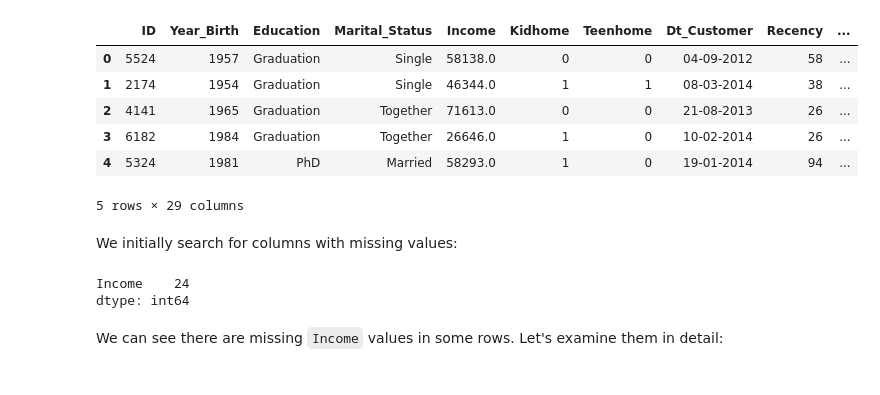
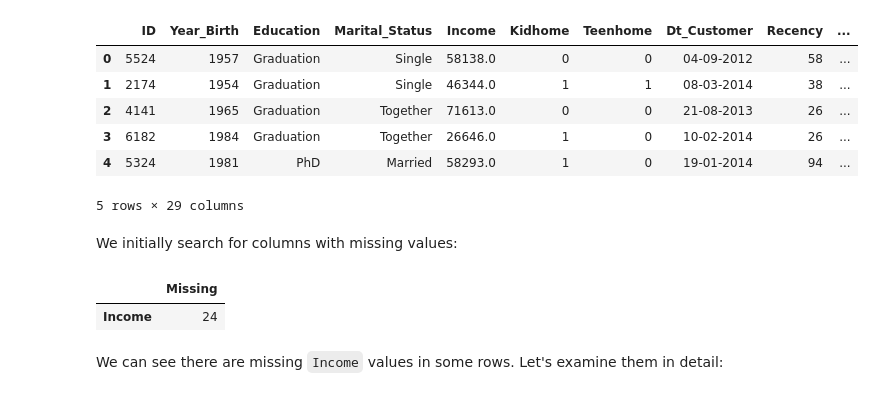
Before and after one commit to pspanoudakis/Data-Mining-Techniques-Projects, a Jupyter notebook: project1/CustomerPersonalityAnalysis.ipynb, the cells around one changed output. Drawn from its saved outputs; the diff is of its cells as text; code cells hidden in the pictures.

```diff
--- a/project1/CustomerPersonalityAnalysis.ipynb
+++ b/project1/CustomerPersonalityAnalysis.ipynb
@@ -24,13 +27,15 @@ rawDf.head()
 We initially search for columns with missing values:
 # %%
 def countMissingByColumn(df: pd.DataFrame):
-    temp = rawDf.isnull().sum().sort_values(ascending=False)
-    return temp.loc[temp > 0]
+    temp = df.isnull().sum().sort_values(ascending=False)
+    missingDf = pd.DataFrame(temp.loc[temp > 0])
+    missingDf.columns = ['Missing']
+    return missingDf
 
 countMissingByColumn(rawDf)
 # %% [output]
-Income    24
-dtype: int64
+|  | Missing |
+| Income | 24 |
 # %% [markdown]
 We can see there are missing `Income` values in some rows. Let's examine them in detail:
 # %%
```
Also changed, not shown: parts of 22 cells of this notebook.
